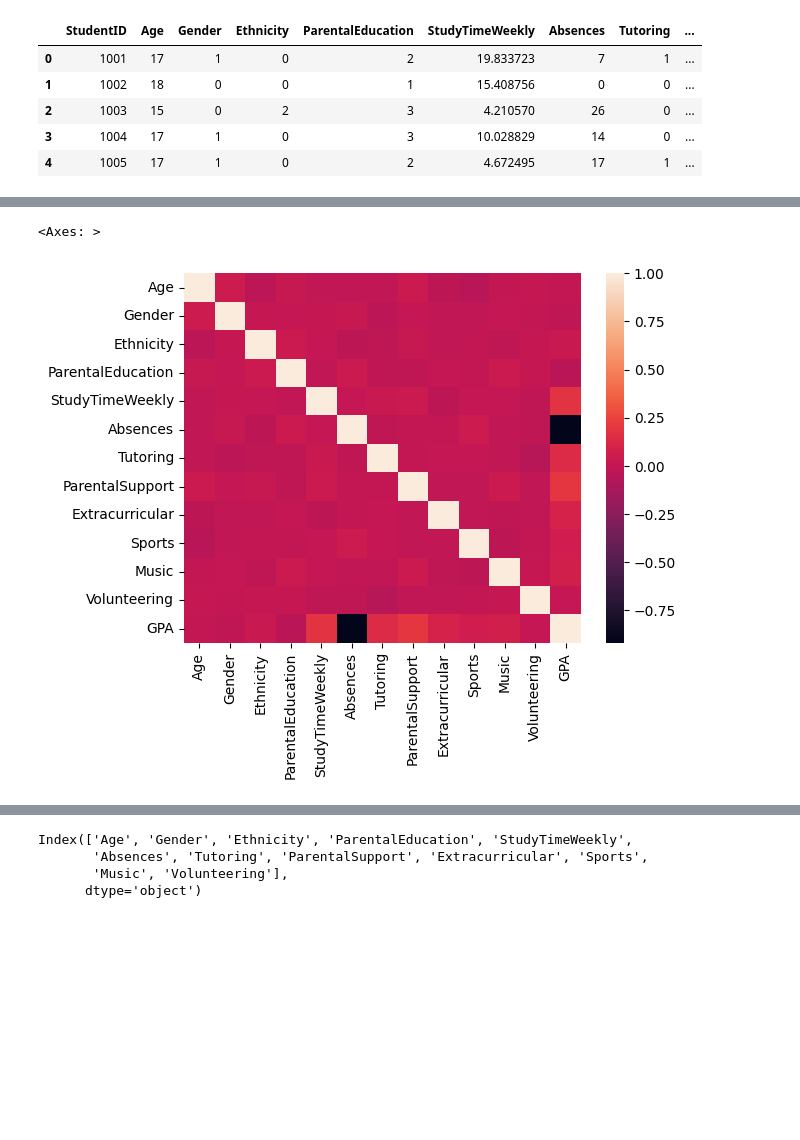
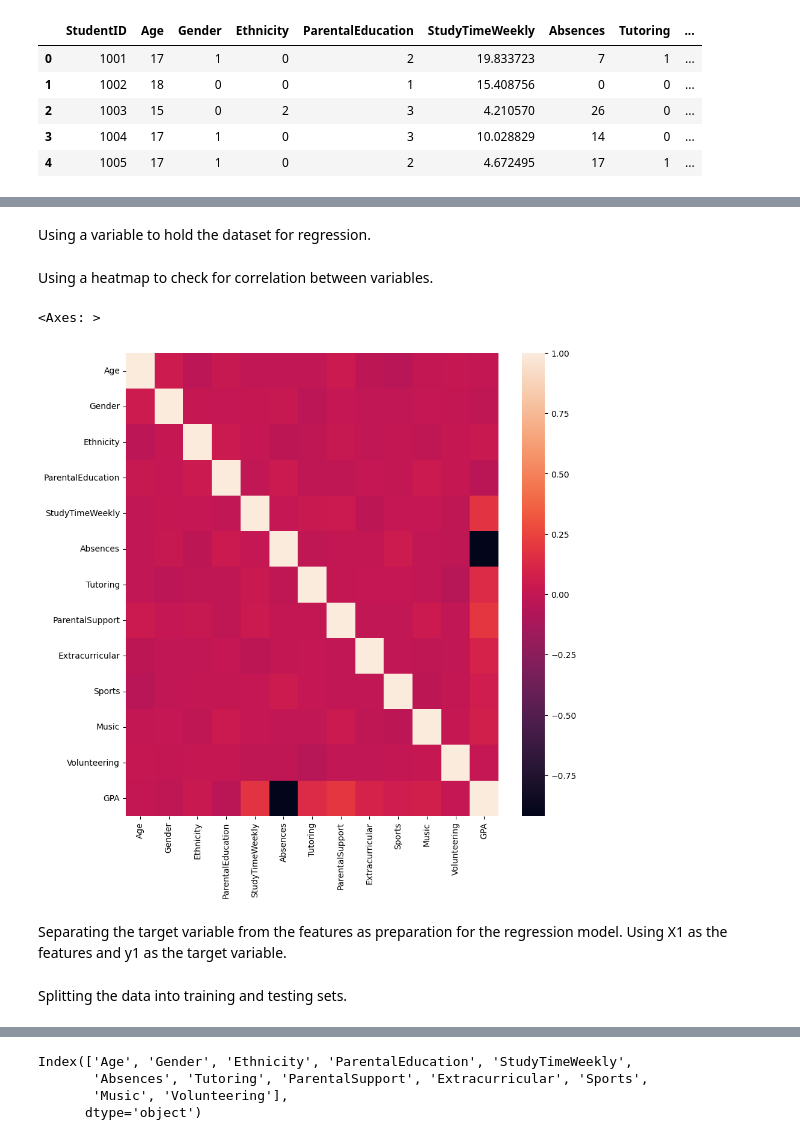
Before and after one commit to osoisi/Basics-of-MI, a Jupyter notebook: Academic Performance of High School Students/Class and Reg-High School Students Performance.ipynb, the cells around one changed output, grey strips where cells are left out. Cells and saved outputs as stored; diff of their text form; code cells hidden in the pictures; blank space fills up the shorter version.

```diff
--- a/Academic Performance of High School Students/Class and Reg-High School Students Performance.ipynb
+++ b/Academic Performance of High School Students/Class and Reg-High School Students Performance.ipynb
@@ -264,14 +359,24 @@ dfr.head()
 # %%
 dfr=dfr.drop(columns=['GradeClass', 'StudentID'])
+# %% [markdown]
+Using a variable to hold the dataset for regression.
 # %%
 dfrcorr = dfr.corr()
-# %%
-sns.heatmap(dfrcorr)
-# %% [output]
-<Axes: >
-[figure, removed]
+# %% [markdown]
+Using a heatmap to check for correlation between variables.
+# %%
+plt.figure(figsize=(10,10))
+sns.heatmap(dfrcorr)
+# %% [output]
+<Axes: >
+[figure, added]
+# %% [markdown]
+Separating the target variable from the features as preparation for the regression model.
+Using X1 as the features and y1 as the target variable.
 # %%
 X1 = dfr.drop(columns=['GPA'])
 y1 = dfr['GPA']
+# %% [markdown]
+Splitting the data into training and testing sets.
 # %%
 X1_train, X1_test, y1_train, y1_test = train_test_split(X1, y1, test_size=0.2)
```
Also changed, not shown: parts of 78 cells of this notebook.
